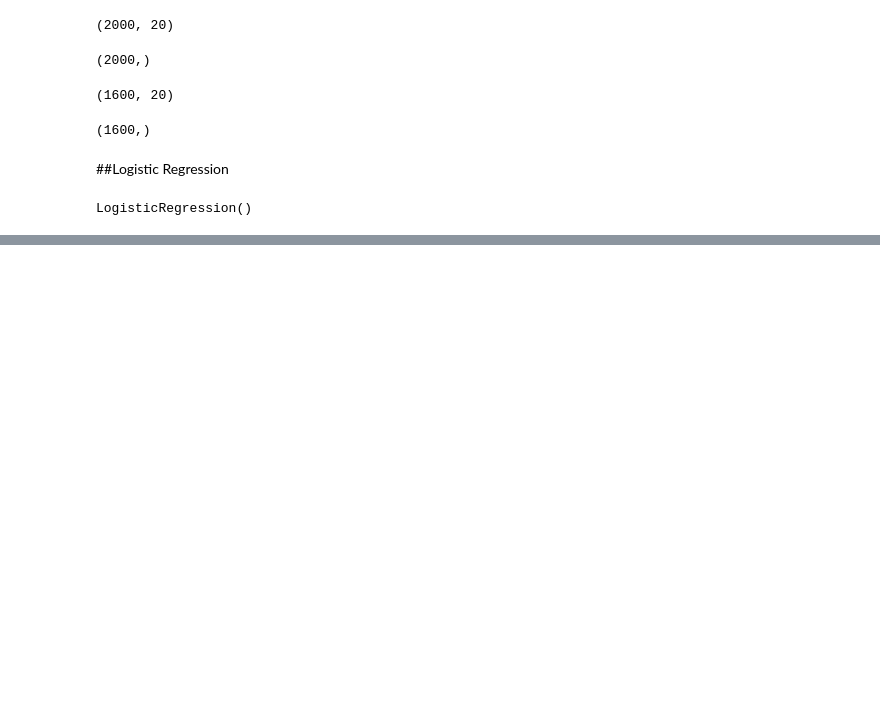
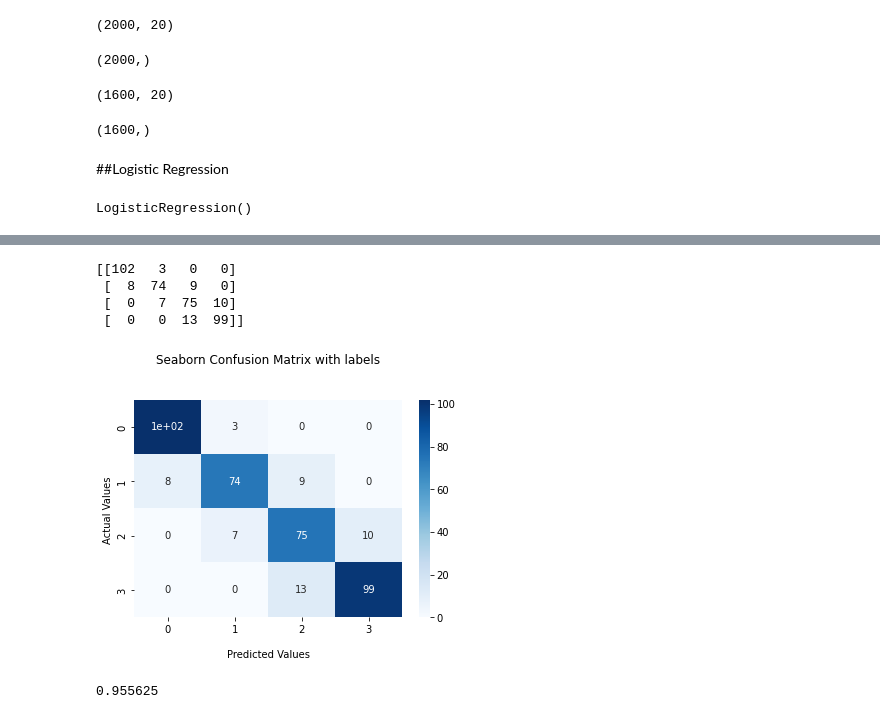
Before and after one commit to PrateekKumar88888/Mobile-Price-Range-Prediction, a Jupyter notebook: Mobile_Price_Range_Prediction_Capstone_Project.ipynb, the cells around one changed output, grey strips where cells are left out. Drawn from its saved outputs; the diff is of its cells as text; code cells hidden in the pictures; blank space fills up the shorter version.

```diff
--- a/Mobile_Price_Range_Prediction_Capstone_Project.ipynb
+++ b/Mobile_Price_Range_Prediction_Capstone_Project.ipynb
@@ -582,0 +702,11 @@ weighted avg       0.64      0.63      0.63      1500
+# %%
+X_train, X_test, y_train, y_test = train_test_split(X, y, test_size=0.20, random_state=42)
+clsr = RandomForestClassifier(bootstrap=True, ccp_alpha=0.0, class_weight=None,
+                       criterion='gini', max_depth=30, max_features='log2',
+                       max_leaf_nodes=40, max_samples=None,
+                       min_impurity_decrease=0.0,
+                       min_samples_leaf=1, min_samples_split=4,
+                       min_weight_fraction_leaf=0.0, n_estimators=200,
+                       n_jobs=None, oob_score=False, random_state=None,
+                       verbose=0, warm_start=False)
+clsr.fit(X_train, y_train)
@@ -582,0 +716,3 @@ weighted avg       0.64      0.63      0.63      1500
+# %%
+y_pred = clsr.predict(X_test)
+accuracy_score(y_test, y_pred)
@@ -582,0 +734,32 @@ weighted avg       0.64      0.63      0.63      1500
+# %%
+import seaborn as sns
+from sklearn.metrics import confusion_matrix
+
+#Generate the confusion matrix
+cf_matrix = confusion_matrix(y_test, y_pred)
+
+print(cf_matrix)
+
+ax = sns.heatmap(cf_matrix, annot=True, cmap='Blues')
+
+ax.set_title('Seaborn Confusion Matrix with labels\n\n');
+ax.set_xlabel('\nPredicted Values')
+ax.set_ylabel('Actual Values ');
+
+## Ticket labels - List must be in alphabetical order
+ax.xaxis.set_ticklabels([0,1,2,3])
+ax.yaxis.set_ticklabels([0,1,2,3])
+
+## Display the visualization of the Confusion Matrix.
+plt.show()
+# %% [output]
+[[102   3   0   0]
+ [  8  74   9   0]
+ [  0   7  75  10]
+ [  0   0  13  99]]
+[figure, added]
+# %%
+y_pred = clsr.predict(X_train)
+accuracy_score(y_train, y_pred)
+# %% [output]
+0.955625
```
Also changed, not shown: parts of 25 cells of this notebook.
